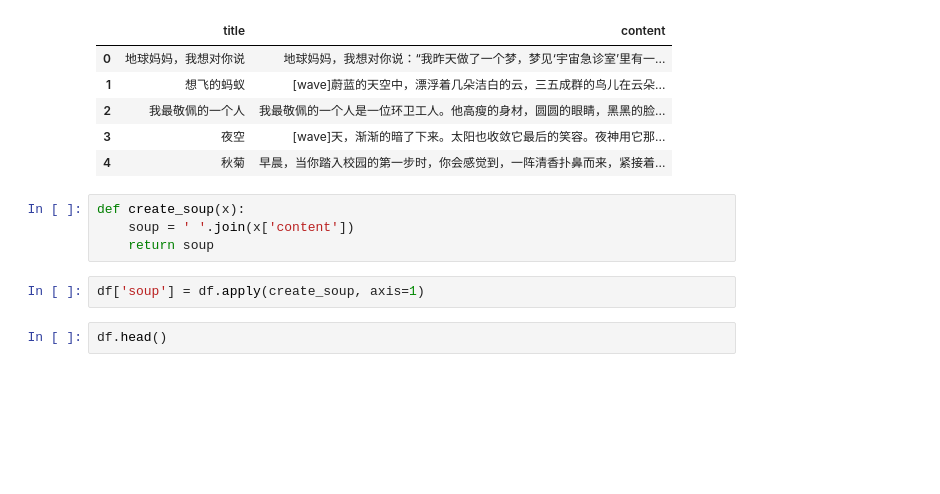
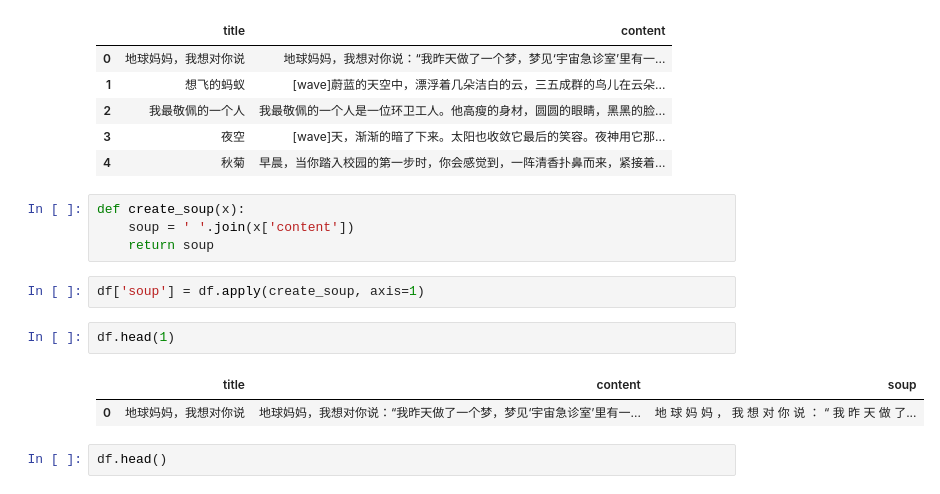
Before and after one commit to majiayu000/StarLight, a Jupyter notebook: MachineLearning/recommendation/simple-art/tdf.ipynb, the cells around one changed output. Cells and saved outputs as stored; diff of their text form; blank space fills up the shorter version.

```diff
--- a/MachineLearning/recommendation/simple-art/tdf.ipynb
+++ b/MachineLearning/recommendation/simple-art/tdf.ipynb
@@ -69,6 +53,11 @@ def create_soup(x):
     return soup
 # %%
 df['soup'] = df.apply(create_soup, axis=1)
+# %%
+df.head(1)
+# %% [output]
+|  | title | content | soup |
+| 0 | 地球妈妈，我想对你说 | 地球妈妈，我想对你说：“我昨天做了一个梦，梦见‘宇宙急诊室’里有一... | 地 球 妈 妈 ， 我 想 对 你 说 ： “ 我 昨 天 做 了... |
 # %%
 df.head()
 # %% [output]
```
Also changed, not shown: parts of 12 cells of this notebook, 1 other file.
